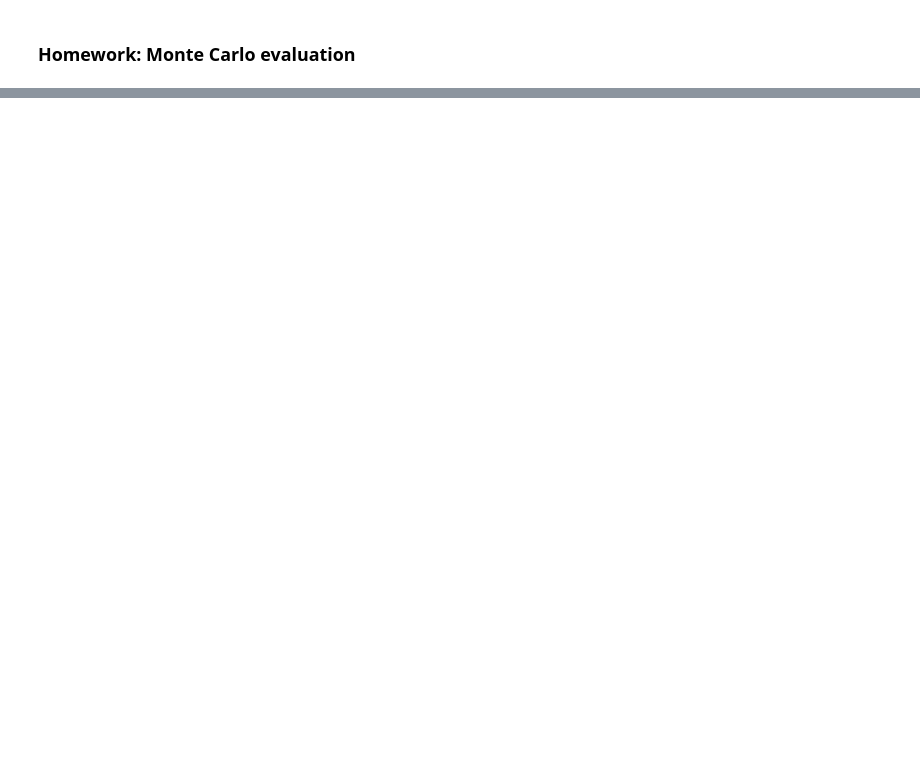
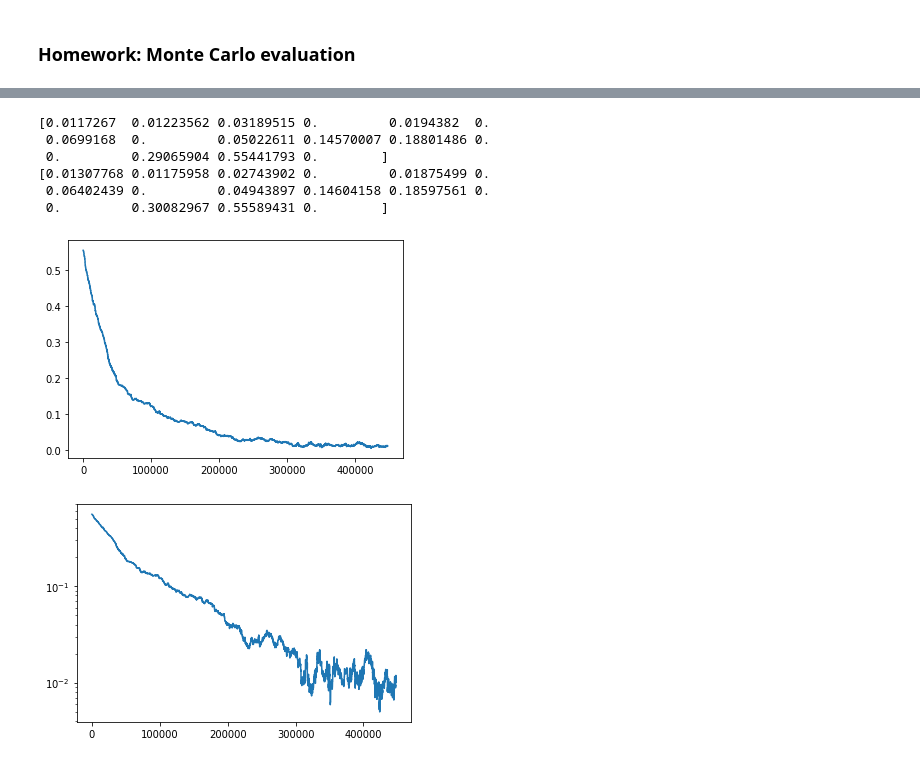
Before and after one commit to SupaeroDataScience/reinforcement-learning, a Jupyter notebook: notebooks/RL1 - RL fundamentals (2022).ipynb, the cells around one changed output, grey strips where cells are left out. Cells and saved outputs as stored; diff of their text form; code cells hidden in the pictures; blank space fills up the shorter version.

```diff
--- a/notebooks/RL1 - RL fundamentals (2022).ipynb
+++ b/notebooks/RL1 - RL fundamentals (2022).ipynb
@@ -2268,3 +3051,65 @@ After each episode, compare the value function obtained with that computed with
+# %%
+# %load solutions/RL3_exercise1.py
+### WRITE YOUR CODE HERE
+# If you get stuck, uncomment the line above to load a correction in this cell (then you can execute this code).
+
+import gym
+import gym.envs.toy_text.frozen_lake as fl
+import numpy as np
+%matplotlib inline
+import matplotlib.pyplot as plt
+
+env = gym.make('FrozenLake-v0')
+
+# parameters
+gamma = 0.9
+alpha = 0.001
+max_steps = 1000
+max_episodes = 100000
+V = np.zeros((env.observation_space.n))
+
+# error plotting
+error = np.zeros((max_episodes)) # used to track the convergence to V_pi0...
+cumulated_steps = np.zeros((max_episodes)) # ... against the number of samples
+
+for ep in range(max_episodes):
+    x = env.reset()
+    episode = []
+    # Run episode
+    for t in range(max_steps):
+        y,r,d,_ = env.step(fl.RIGHT)
+        episode.append([x,r])
+        if d==True:
+            cumulated_steps[ep] = cumulated_steps[ep-1] + t
+            break
+        else:
+            x=y
+    # Update values
+    T = len(episode)
+    G = np.zeros((T))
+    G[-1] = episode[-1][1]
+    x = episode[-1][0]
+    V[x] = V[x] + alpha * (G[-1] - V[x])
+    for t in range(-2,-T-1,-1):
+        G[t] = episode[t][1] + gamma*G[t+1]
+        x = episode[t][0]
+        V[x] = V[x] + alpha * (G[t] - V[x])
+    error[ep] = np.max(np.abs(V-V_pi0))
+
+print(V)
+print(V_pi0)
+plt.plot(cumulated_steps,error)
+plt.figure()
+plt.semilogy(cumulated_steps,error);
+# %% [output]
+[0.0117267  0.01223562 0.03189515 0.         0.0194382  0.
+ 0.0699168  0.         0.05022611 0.14570007 0.18801486 0.
+ 0.         0.29065904 0.55441793 0.        ]
+[0.01307768 0.01175958 0.02743902 0.         0.01875499 0.
+ 0.06402439 0.         0.04943897 0.14604158 0.18597561 0.
+ 0.         0.30082967 0.55589431 0.        ]
+[figure, added]
+[figure, added]
 # %% [markdown]
 So online Monte-Carlo allows us to update $V^\pi$ episode after episode. Some values are better estimated than others depending on how often the corresponding state was visited.
 
```
Also changed, not shown: parts of 52 cells of this notebook, 3 other files.
